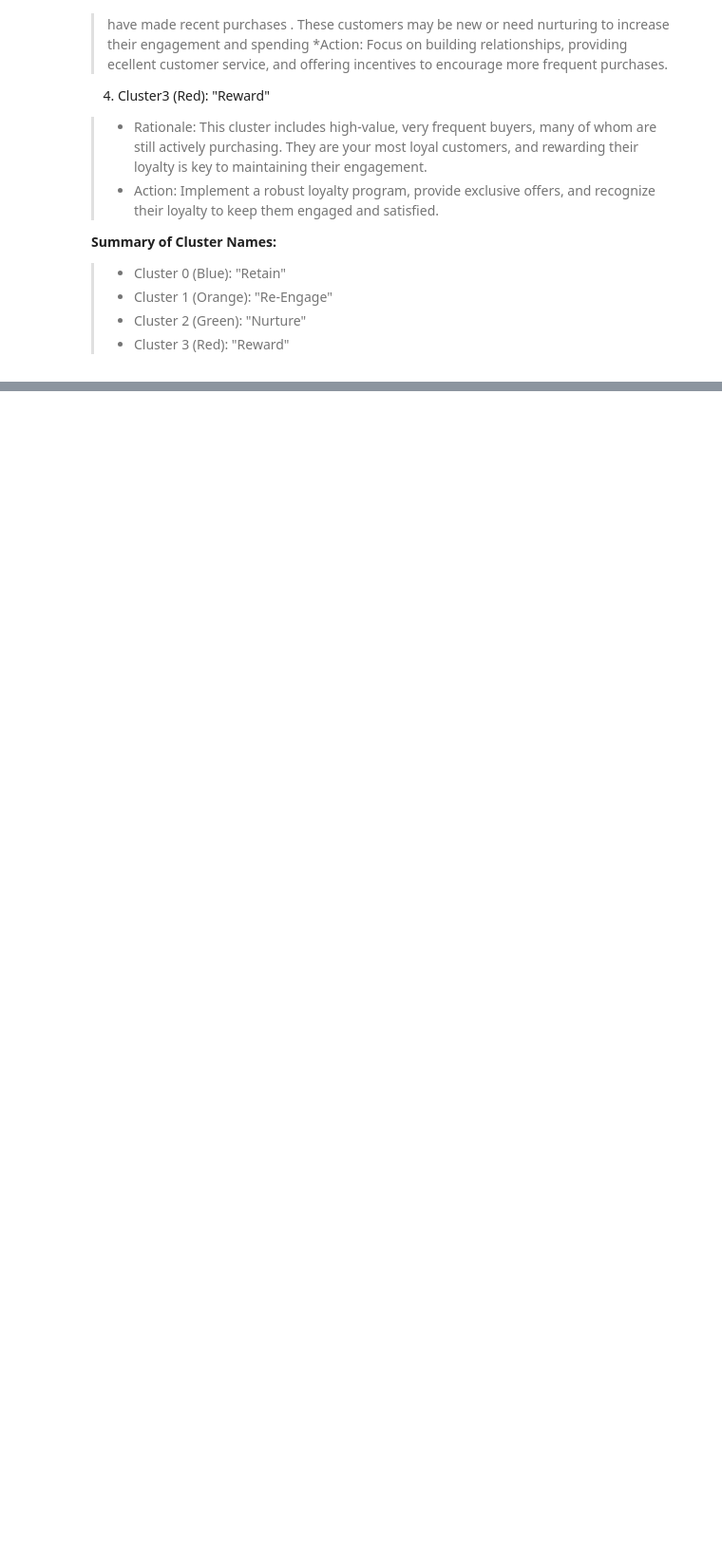
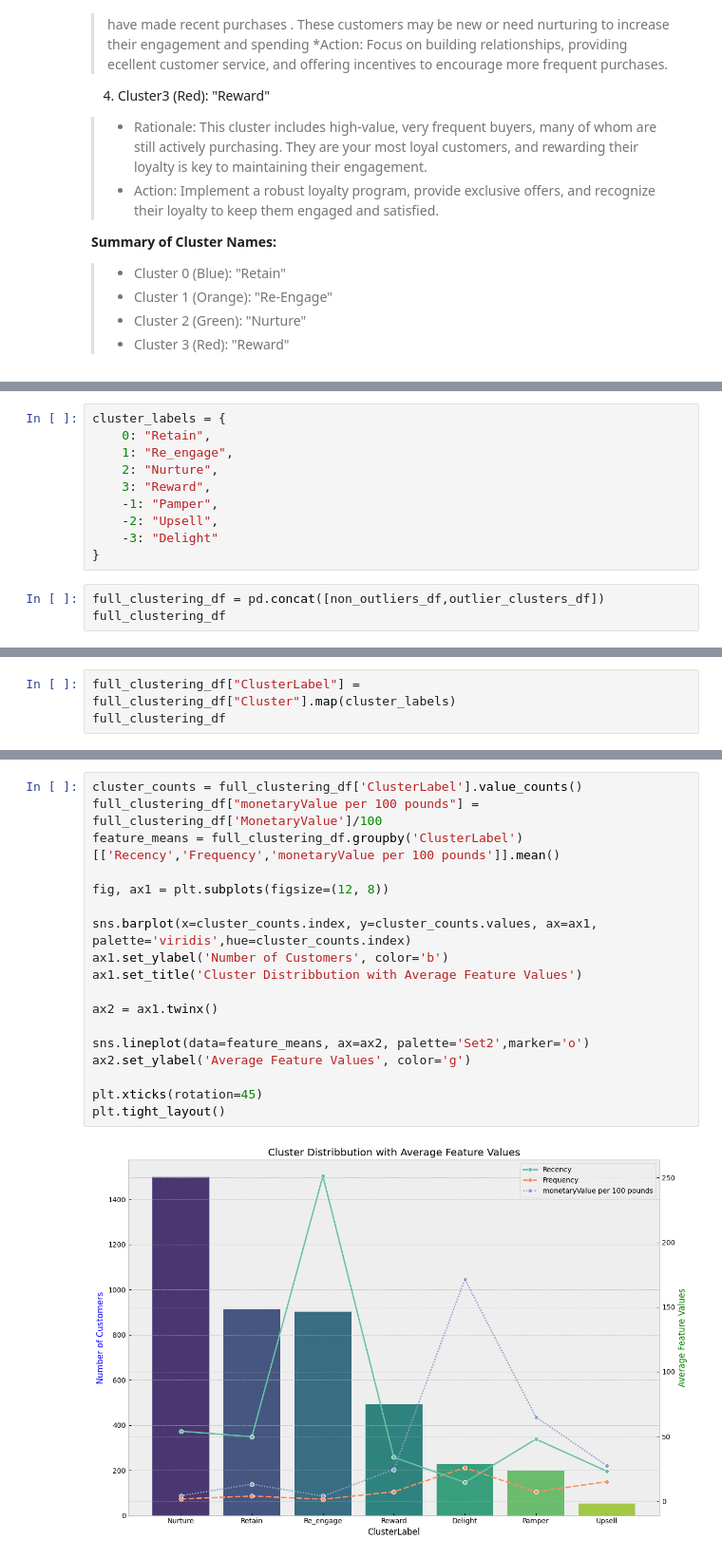
Before and after one commit to HoussemDs/Customer_analysis, a Jupyter notebook: Customer_analysis.ipynb, the cells around one changed output, grey strips where cells are left out. Shown at 95% size. Cells and saved outputs as stored; diff of their text form; blank space fills up the shorter version.

```diff
--- a/Customer_analysis.ipynb
+++ b/Customer_analysis.ipynb
@@ -668,0 +743,13 @@ plt.show()
+# %%
+cluster_labels = {
+    0: "Retain",
+    1: "Re_engage",
+    2: "Nurture",
+    3: "Reward",
+    -1: "Pamper",
+    -2: "Upsell",
+    -3: "Delight"
+}
+# %%
+full_clustering_df = pd.concat([non_outliers_df,outlier_clusters_df])
+full_clustering_df
@@ -668,0 +770,3 @@ plt.show()
+# %%
+full_clustering_df["ClusterLabel"] = full_clustering_df["Cluster"].map(cluster_labels)
+full_clustering_df
@@ -668,0 +789,20 @@ plt.show()
+# %%
+cluster_counts = full_clustering_df['ClusterLabel'].value_counts()
+full_clustering_df["monetaryValue per 100 pounds"] = full_clustering_df['MonetaryValue']/100
+feature_means = full_clustering_df.groupby('ClusterLabel')[['Recency','Frequency','monetaryValue per 100 pounds']].mean()
+
+fig, ax1 = plt.subplots(figsize=(12, 8))
+
+sns.barplot(x=cluster_counts.index, y=cluster_counts.values, ax=ax1, palette='viridis',hue=cluster_counts.index)
+ax1.set_ylabel('Number of Customers', color='b')
+ax1.set_title('Cluster Distribbution with Average Feature Values')
+
+ax2 = ax1.twinx()
+
+sns.lineplot(data=feature_means, ax=ax2, palette='Set2',marker='o')
+ax2.set_ylabel('Average Feature Values', color='g')
+
+plt.xticks(rotation=45)
+plt.tight_layout()
+# %% [output]
+[figure, added]
```
Also changed, not shown: parts of 7 cells of this notebook.
